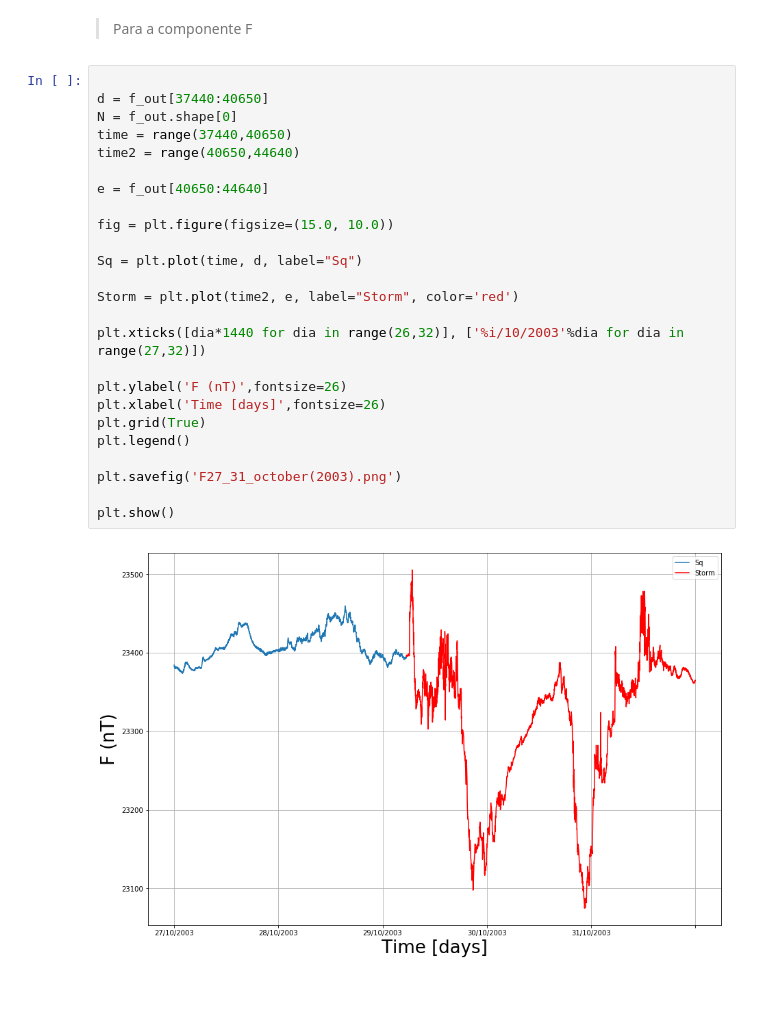
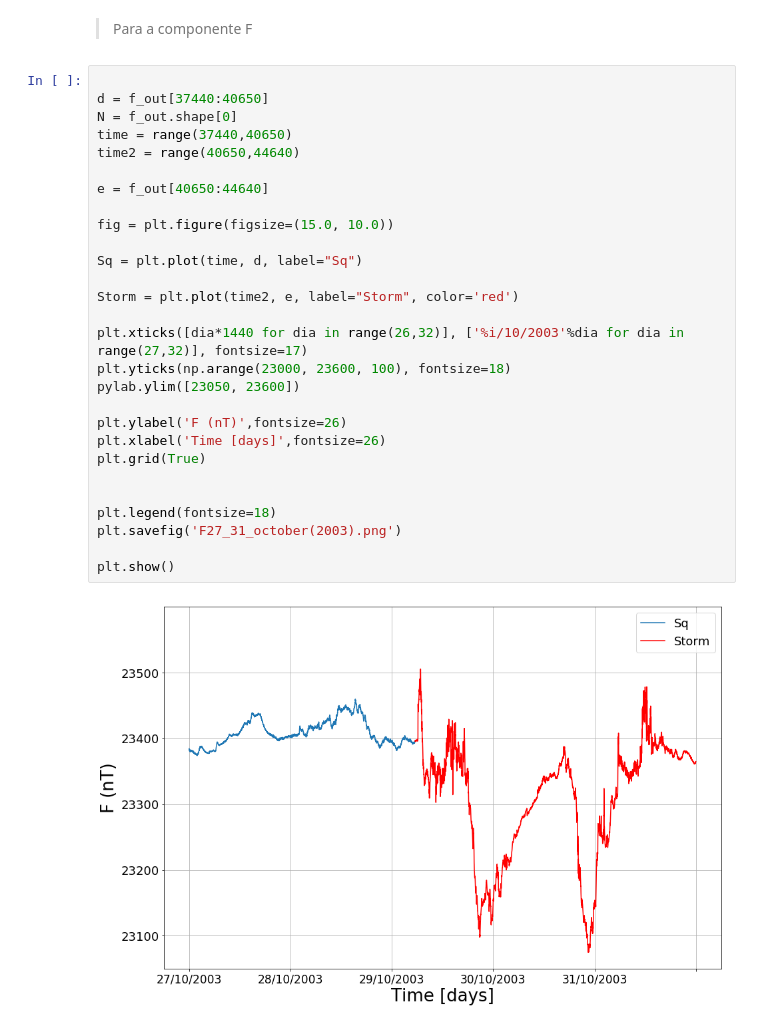
Before and after one commit to arturbenevides/Geomagnetismo, a Jupyter notebook: Observatório Magnético de Vassouras/Solar quite and Storm/October2003_codes.ipynb, the cells around one changed output. Drawn from its saved outputs; the diff is of its cells as text; blank space fills up the shorter version.

```diff
--- a/Observatório Magnético de Vassouras/Solar quite and Storm/October2003_codes.ipynb
+++ b/Observatório Magnético de Vassouras/Solar quite and Storm/October2003_codes.ipynb
@@ -119,27 +122,30 @@ plt.show()
 # %%
 
 d = f_out[37440:40650]
 N = f_out.shape[0]
 time = range(37440,40650)
 time2 = range(40650,44640)
 
 e = f_out[40650:44640]
 
 fig = plt.figure(figsize=(15.0, 10.0))
 
 Sq = plt.plot(time, d, label="Sq")
 
 Storm = plt.plot(time2, e, label="Storm", color='red')
 
-plt.xticks([dia*1440 for dia in range(26,32)], ['%i/10/2003'%dia for dia in range(27,32)])
+plt.xticks([dia*1440 for dia in range(26,32)], ['%i/10/2003'%dia for dia in range(27,32)], fontsize=17)
+plt.yticks(np.arange(23000, 23600, 100), fontsize=18)
+pylab.ylim([23050, 23600])
 
 plt.ylabel('F (nT)',fontsize=26)
 plt.xlabel('Time [days]',fontsize=26)
 plt.grid(True)
-plt.legend()
 
+
+plt.legend(fontsize=18)
 plt.savefig('F27_31_october(2003).png')
 
 plt.show()
 # %% [output]
-[figure, old version]
+[figure, new version]
```
Also changed, not shown: parts of 2 cells of this notebook, 10 other files.
